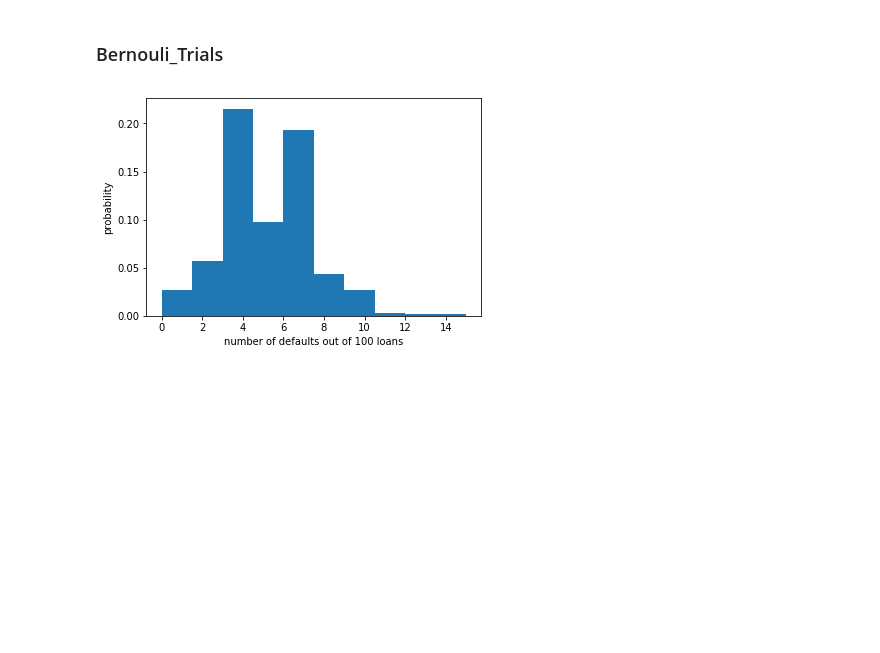
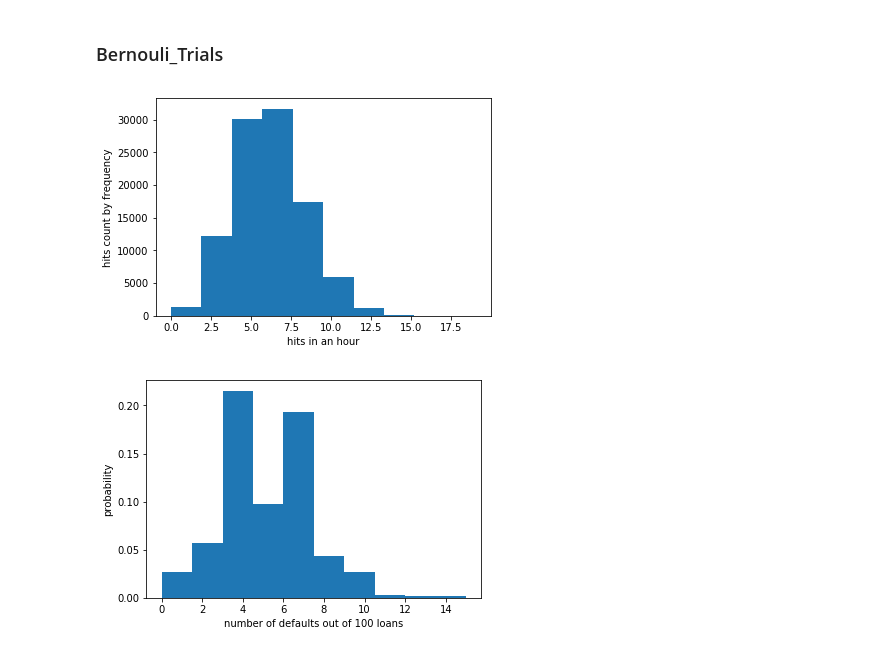
Before and after one commit to weitianyi1996/Prob-Stats, a Jupyter notebook: Prob&Stats.ipynb, the cells around one changed output. Saved outputs shown, nothing was run; the diff lists cells and outputs as text; code cells hidden in the pictures; blank space fills up the shorter version.

```diff
--- a/Prob&Stats.ipynb
+++ b/Prob&Stats.ipynb
@@ -10,6 +10,14 @@ def perform_bernoulli_trials(n, p):
         if random_number<p:
             n_success+=1
     return n_success
+# %%
+sample=np.random.binomial(60,0.1,100000)
+_=plt.hist(sample)
+_=plt.xlabel('hits in an hour')
+_=plt.ylabel('hits count by frequency')
+plt.show()
+# %% [output]
+[figure, added]
 # %%
 #Example below will show:
 
```
Also changed, not shown: parts of 10 cells of this notebook.
